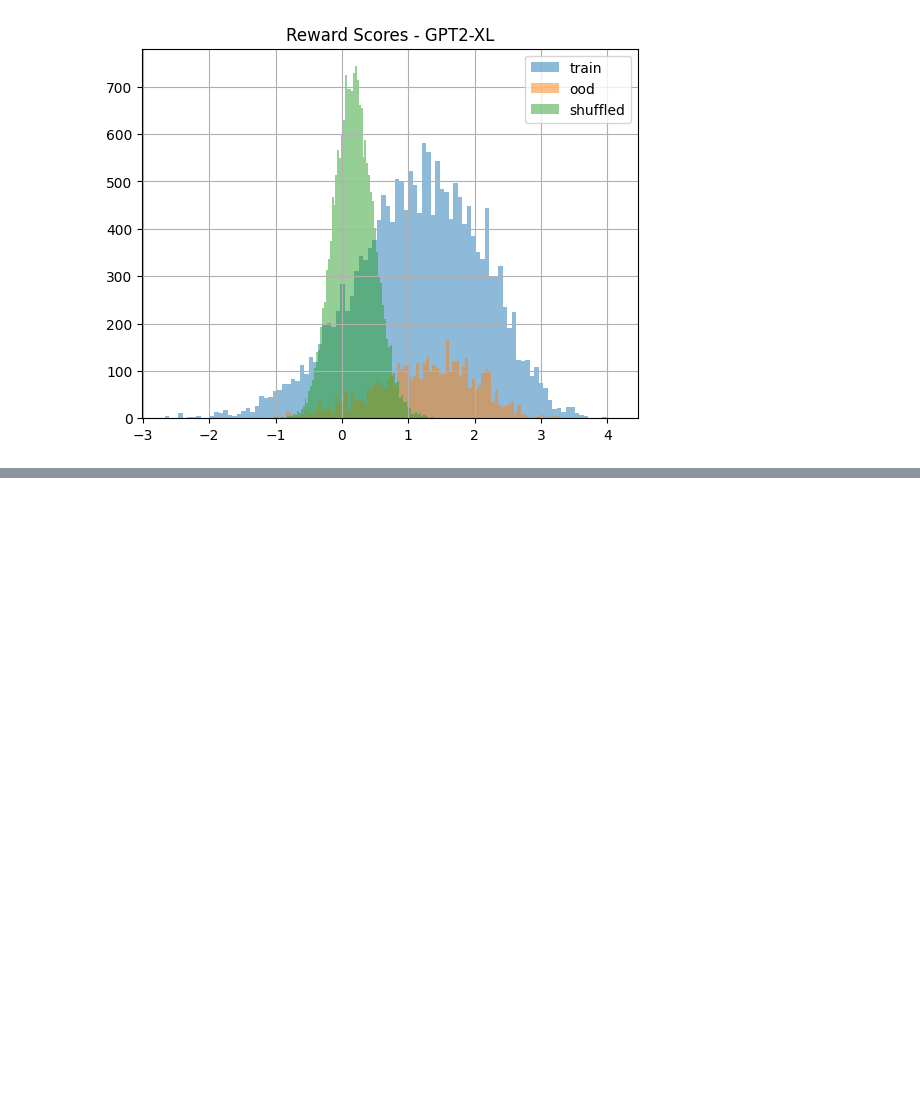
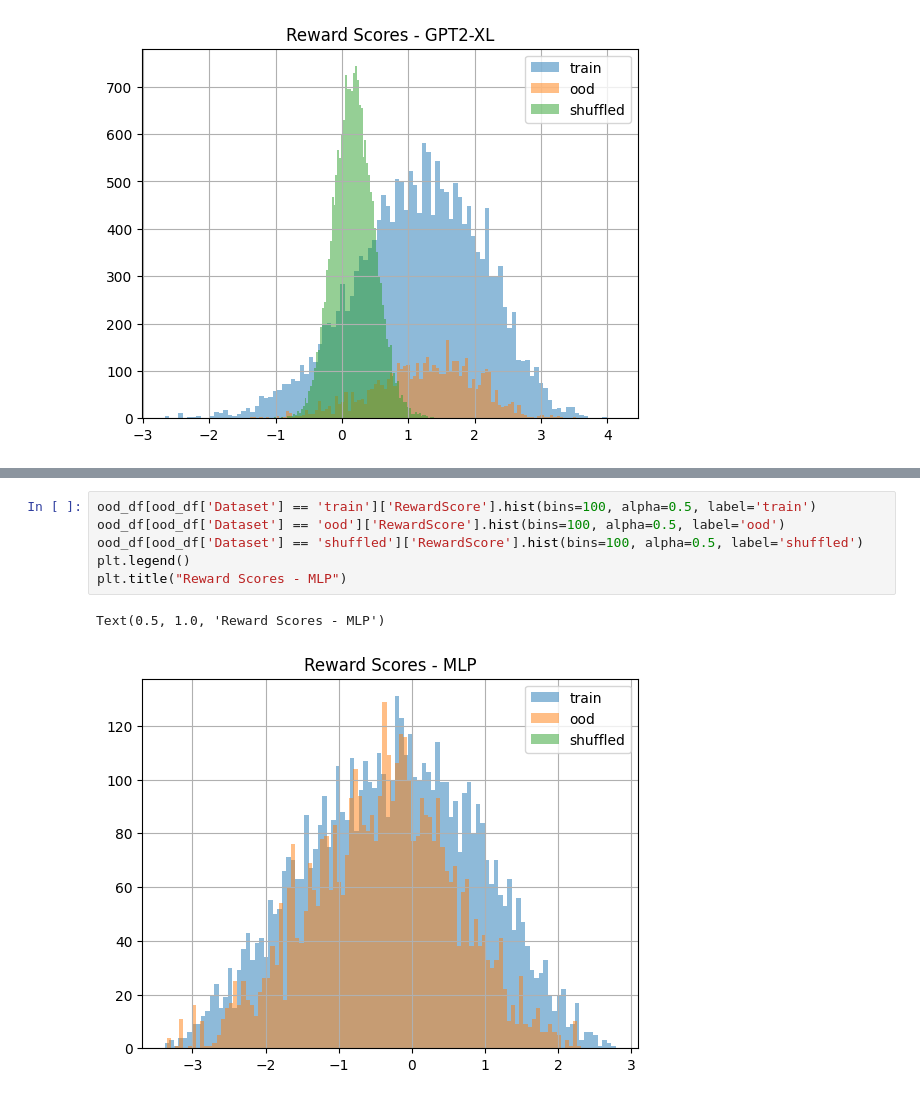
Before and after one commit to luckeciano/BAL-PM, a Jupyter notebook: jupyter/FeatureSpacePreferenceModels.ipynb, the cells around one changed output, grey strips where cells are left out. Cells and saved outputs as stored; diff of their text form; blank space fills up the shorter version.

```diff
--- a/jupyter/FeatureSpacePreferenceModels.ipynb
+++ b/jupyter/FeatureSpacePreferenceModels.ipynb
@@ -136,0 +161,9 @@ Text(0.5, 1.0, 'Reward Scores - GPT2-XL')
+# %%
+ood_df[ood_df['Dataset'] == 'train']['RewardScore'].hist(bins=100, alpha=0.5, label='train')
+ood_df[ood_df['Dataset'] == 'ood']['RewardScore'].hist(bins=100, alpha=0.5, label='ood')
+ood_df[ood_df['Dataset'] == 'shuffled']['RewardScore'].hist(bins=100, alpha=0.5, label='shuffled')
+plt.legend()
+plt.title("Reward Scores - MLP")
+# %% [output]
+Text(0.5, 1.0, 'Reward Scores - MLP')
+[figure, added]
```
Also changed, not shown: parts of 38 cells of this notebook, 3 other files.
